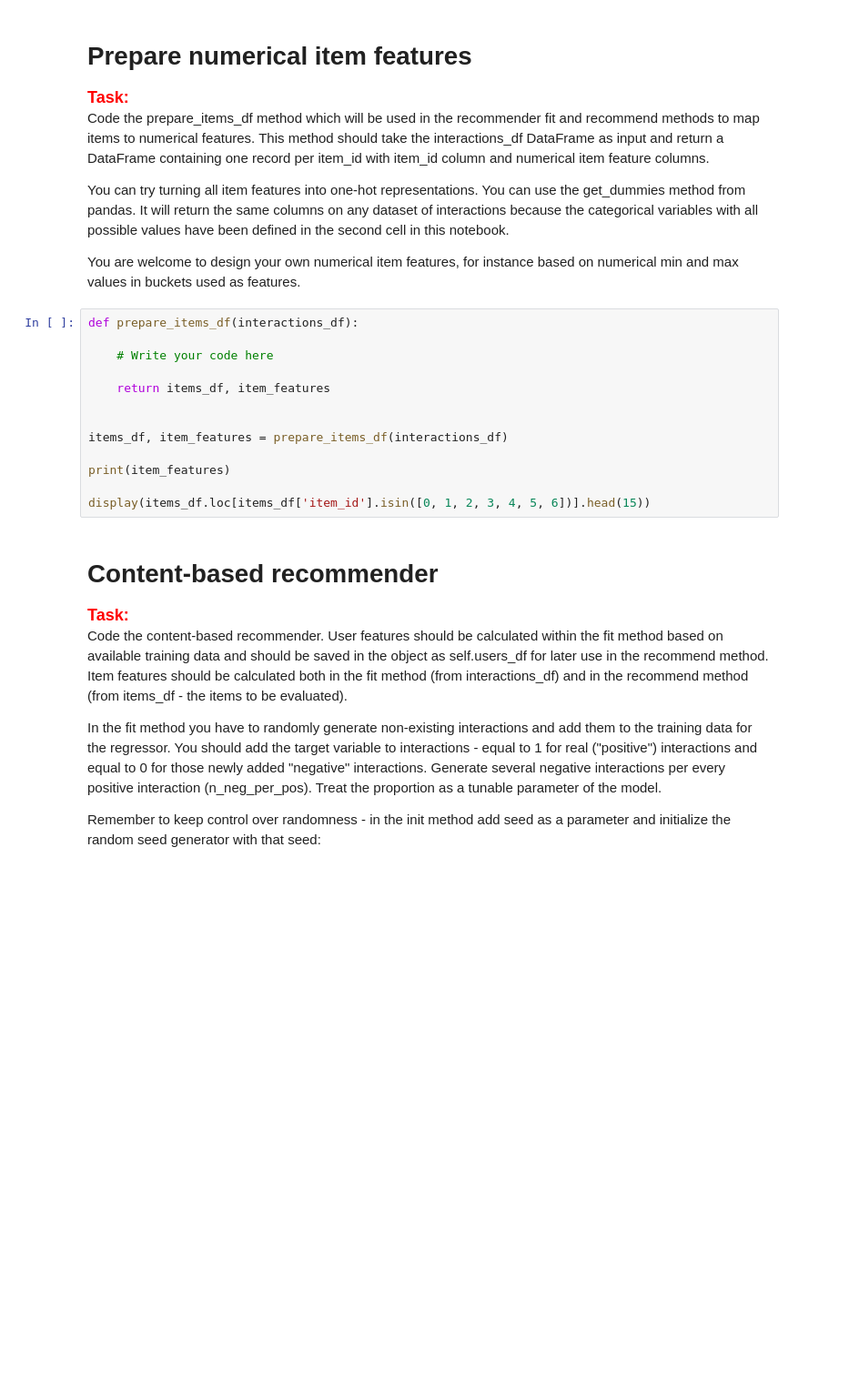
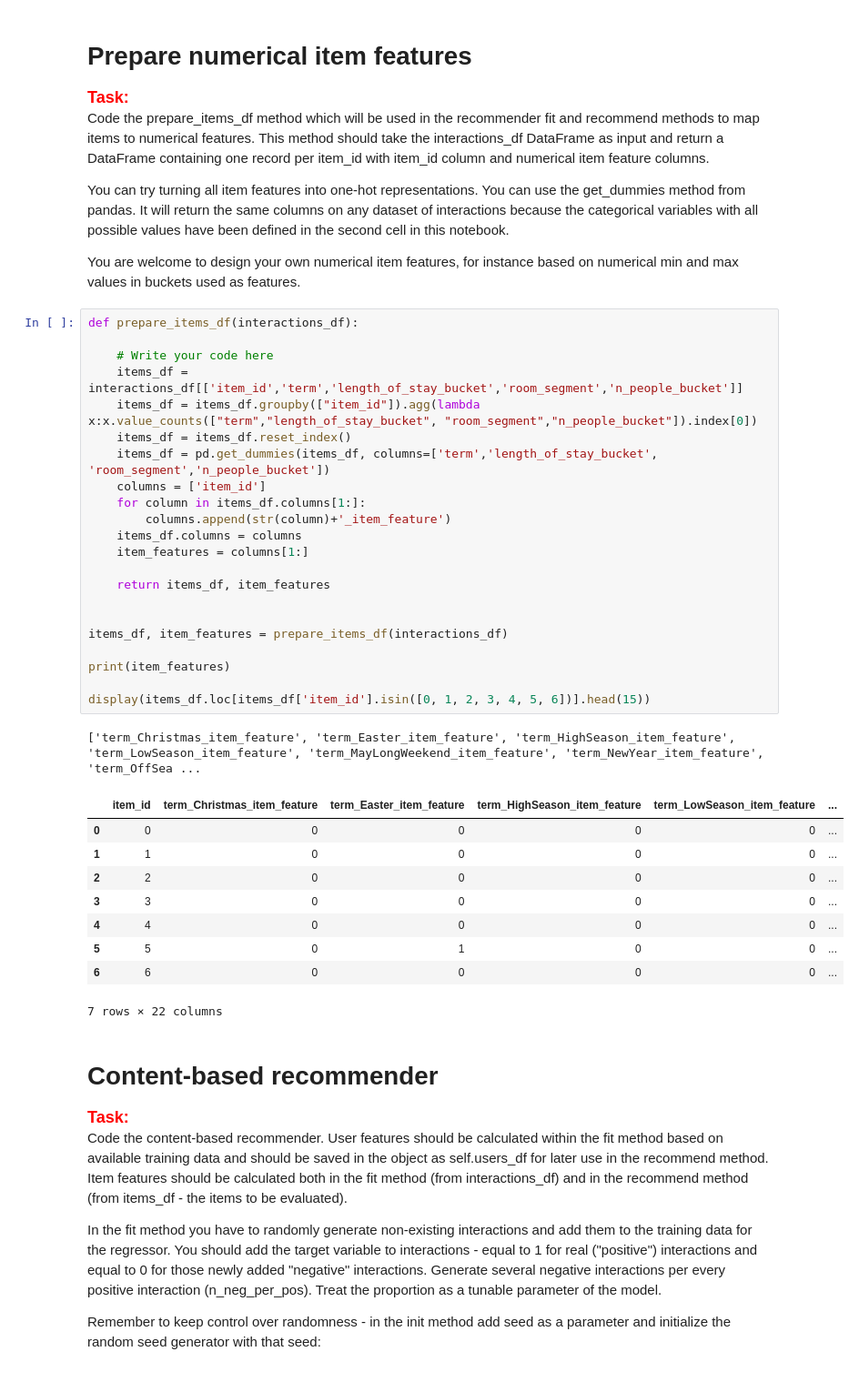
Before and after one commit to WojMax/Recomenders_Project_One, a Jupyter notebook: project_1_recommender_and_evaluation.ipynb, the cells around one changed output. Shown: that part at 91% size. Drawn from its saved outputs; the diff is of its cells as text; blank space fills up the shorter version.

```diff
--- a/project_1_recommender_and_evaluation.ipynb
+++ b/project_1_recommender_and_evaluation.ipynb
@@ -112,16 +128,36 @@ You are welcome to design your own numerical item features, for instance based o
 # %%
 def prepare_items_df(interactions_df):
 
     # Write your code here
+    items_df = interactions_df[['item_id','term','length_of_stay_bucket','room_segment','n_people_bucket']]
+    items_df = items_df.groupby(["item_id"]).agg(lambda x:x.value_counts(["term","length_of_stay_bucket", "room_segment","n_people_bucket"]).index[0])
+    items_df = items_df.reset_index()
+    items_df = pd.get_dummies(items_df, columns=['term','length_of_stay_bucket', 'room_segment','n_people_bucket'])
+    columns = ['item_id']
+    for column in items_df.columns[1:]:
+        columns.append(str(column)+'_item_feature')
+    items_df.columns = columns
+    item_features = columns[1:]
 
     return items_df, item_features
 
 
 items_df, item_features = prepare_items_df(interactions_df)
 
 print(item_features)
 
 display(items_df.loc[items_df['item_id'].isin([0, 1, 2, 3, 4, 5, 6])].head(15))
+# %% [output]
+['term_Christmas_item_feature', 'term_Easter_item_feature', 'term_HighSeason_item_feature', 'term_LowSeason_item_feature', 'term_MayLongWeekend_item_feature', 'term_NewYear_item_feature', 'term_OffSea ...
+|  | item_id | term_Christmas_item_feature | term_Easter_item_feature | term_HighSeason_item_feature | term_LowSeason_item_feature | ... |
+| 0 | 0 | 0 | 0 | 0 | 0 | ... |
+| 1 | 1 | 0 | 0 | 0 | 0 | ... |
+| 2 | 2 | 0 | 0 | 0 | 0 | ... |
+| 3 | 3 | 0 | 0 | 0 | 0 | ... |
+| 4 | 4 | 0 | 0 | 0 | 0 | ... |
+| 5 | 5 | 0 | 1 | 0 | 0 | ... |
+| 6 | 6 | 0 | 0 | 0 | 0 | ... |
+7 rows × 22 columns
 # %% [markdown]
 # Content-based recommender
 
```
Also changed, not shown: parts of 4 cells of this notebook, 12 other files.
